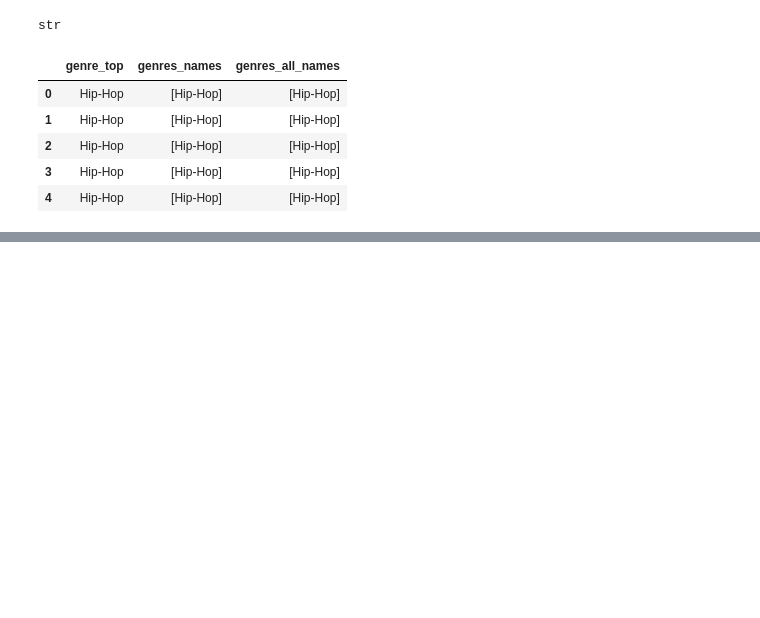
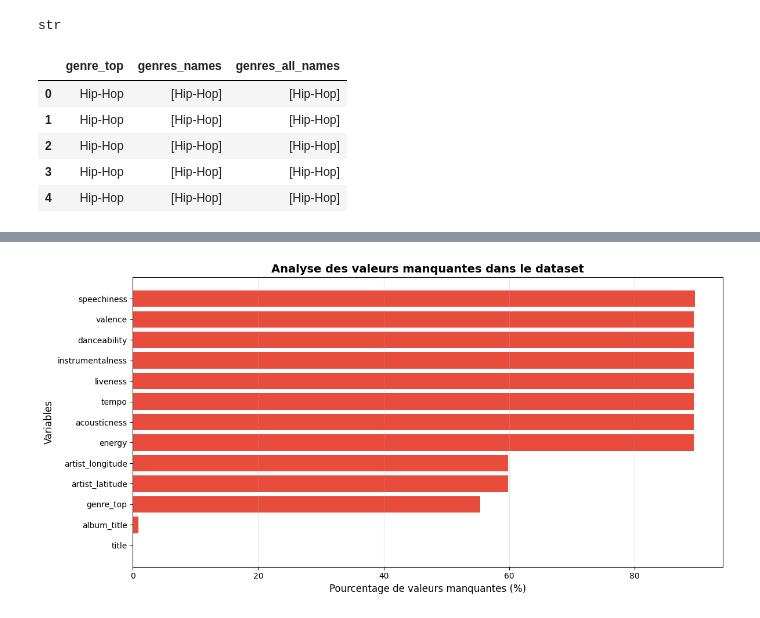
Before and after one commit to Naleyan/SupervisedLearning, a Jupyter notebook: task1.ipynb, the cells around one changed output, grey strips where cells are left out. Cells and saved outputs as stored; diff of their text form; code cells hidden in the pictures; blank space fills up the shorter version.

```diff
--- a/task1.ipynb
+++ b/task1.ipynb
@@ -3,10 +5,10 @@ import numpy as numpy
 import pandas as pd
 import ast
 # %%
-tracks = pd.read_csv("tracks.tsv", sep="\t", dtype={"track_id": str})
-echonest = pd.read_csv("echonest_features.tsv", sep="\t", dtype={"track_id": str})
-spectral = pd.read_csv("spectral_features.tsv", sep="\t", dtype={"track_id": str})
-genres = pd.read_csv("genres.csv")
+tracks = pd.read_csv("supervised_music_challenge_data/tracks.tsv", sep="\t", dtype={"track_id": str})
+echonest = pd.read_csv("supervised_music_challenge_data/echonest_features.tsv", sep="\t", dtype={"track_id": str})
+spectral = pd.read_csv("supervised_music_challenge_data/spectral_features.tsv", sep="\t", dtype={"track_id": str})
+genres = pd.read_csv("supervised_music_challenge_data/genres.csv")
 # %%
 print("tracks_columns :", tracks.columns)
 print("echonest_columns :", echonest.columns)
@@ -52,7 +54,7 @@ df = tracks.merge(echonest, on="track_id", how="left") \
 # %%
 #Création de colonnes pour les genres
 
-genres_df = pd.read_csv("genres.csv")
+genres_df = pd.read_csv("supervised_music_challenge_data/genres.csv")
 
 genres_df = genres_df.rename(columns={
     "genre_id": "id",
@@ -87,0 +123,10 @@ df.to_csv("genres_named.csv", index=False) #merge de df mais avec les noms de ge
+# %%
+# 2. Valeurs manquantes
+print("\n=== VALEURS MANQUANTES ===")
+missing = df.isnull().sum()
+missing_pct = (missing / len(df)) * 100
+missing_df = pd.DataFrame({
+    'Missing_Count': missing,
+    'Percentage': missing_pct
+}).sort_values('Percentage', ascending=False)
+print(missing_df[missing_df['Missing_Count'] > 0])
@@ -87,0 +149,18 @@ df.to_csv("genres_named.csv", index=False) #merge de df mais avec les noms de ge
+# %%
+
+# Filtrer et trier
+missing_to_plot = missing_df[missing_df['Percentage'] > 0].sort_values('Percentage')
+
+# Créer le graphique
+fig, ax = plt.subplots(figsize=(12, 6))
+ax.barh(missing_to_plot.index, missing_to_plot['Percentage'], color='#e74c3c')
+
+ax.set_xlabel('Pourcentage de valeurs manquantes (%)', fontsize=12)
+ax.set_ylabel('Variables', fontsize=12)
+ax.set_title('Analyse des valeurs manquantes dans le dataset', fontsize=14, fontweight='bold')
+ax.grid(axis='x', alpha=0.3)
+
+plt.tight_layout()
+plt.show()
+# %% [output]
+[figure, added]
```
Also changed, not shown: parts of 9 cells of this notebook.
